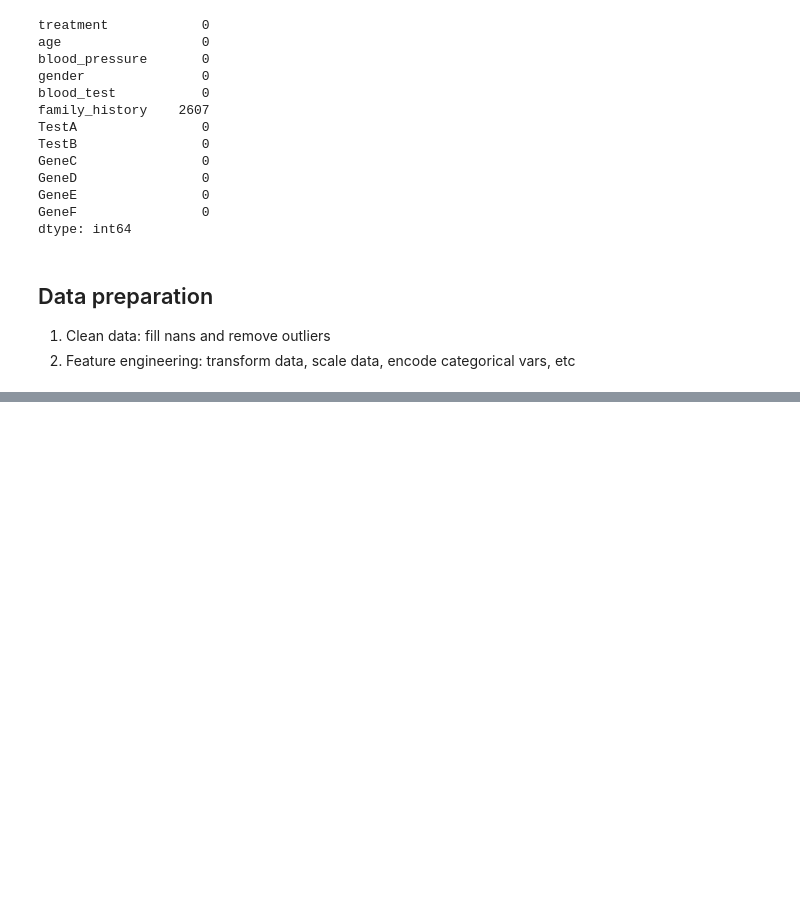
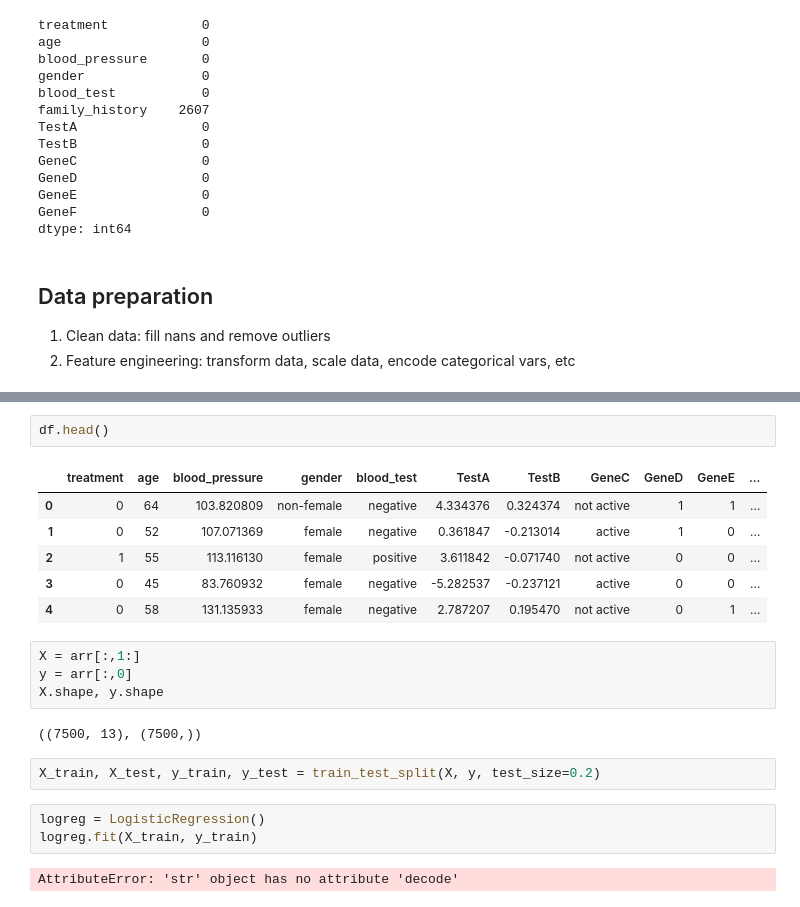
Before and after one commit to EricaXia/spr_2021, a Jupyter notebook: dsci552/problem_sets/ps_2.ipynb, the cells around one changed output, grey strips where cells are left out. Cells and saved outputs as stored; diff of their text form; blank space fills up the shorter version.

```diff
--- a/dsci552/problem_sets/ps_2.ipynb
+++ b/dsci552/problem_sets/ps_2.ipynb
@@ -125,0 +170,22 @@ dtype: int64
+# %%
+df.head()
+# %% [output]
+|  | treatment | age | blood_pressure | gender | blood_test | TestA | TestB | GeneC | GeneD | GeneE | ... |
+| 0 | 0 | 64 | 103.820809 | non-female | negative | 4.334376 | 0.324374 | not active | 1 | 1 | ... |
+| 1 | 0 | 52 | 107.071369 | female | negative | 0.361847 | -0.213014 | active | 1 | 0 | ... |
+| 2 | 1 | 55 | 113.116130 | female | positive | 3.611842 | -0.071740 | not active | 0 | 0 | ... |
+| 3 | 0 | 45 | 83.760932 | female | negative | -5.282537 | -0.237121 | active | 0 | 0 | ... |
+| 4 | 0 | 58 | 131.135933 | female | negative | 2.787207 | 0.195470 | not active | 0 | 1 | ... |
+# %%
+X = arr[:,1:]
+y = arr[:,0]
+X.shape, y.shape
+# %% [output]
+((7500, 13), (7500,))
+# %%
+X_train, X_test, y_train, y_test = train_test_split(X, y, test_size=0.2)
+# %%
+logreg = LogisticRegression()
+logreg.fit(X_train, y_train)
+# %% [output]
+AttributeError: 'str' object has no attribute 'decode'
```
Also changed, not shown: parts of 6 cells of this notebook, 3 other files.
